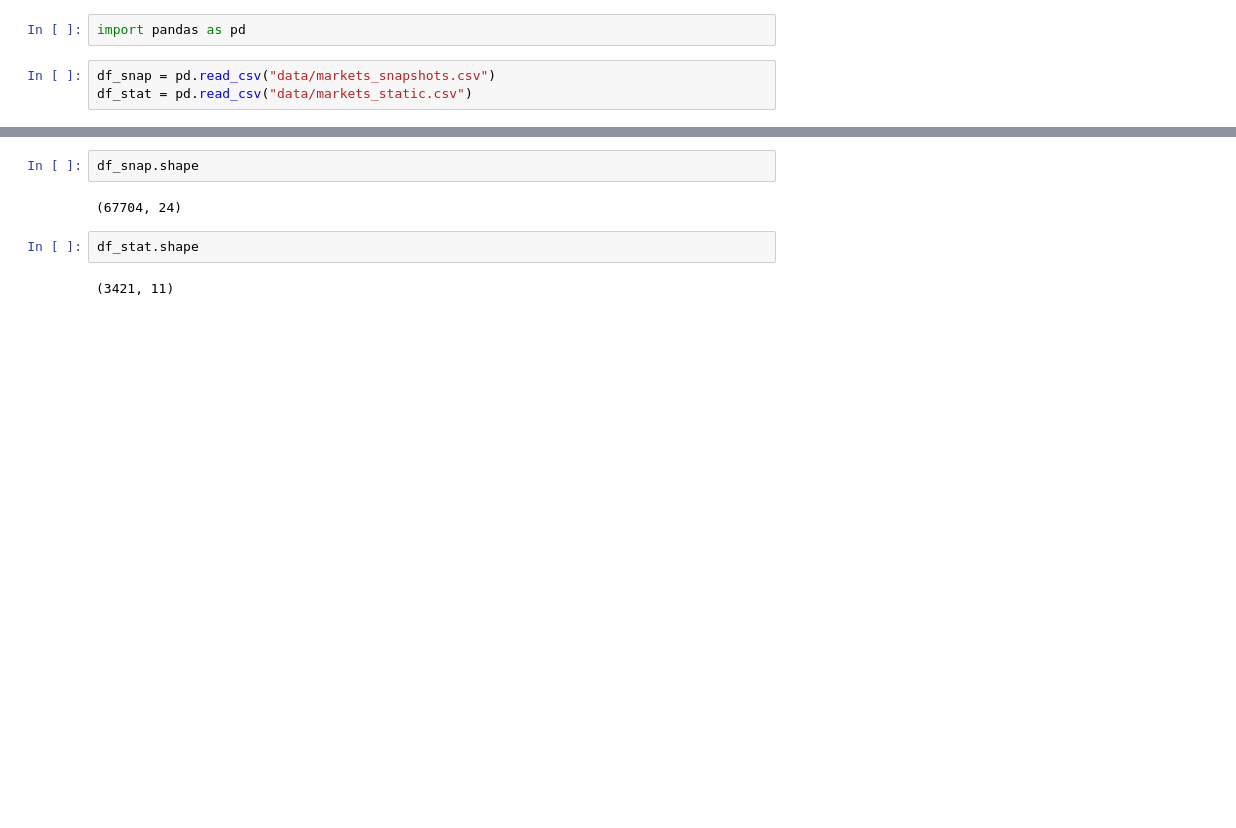
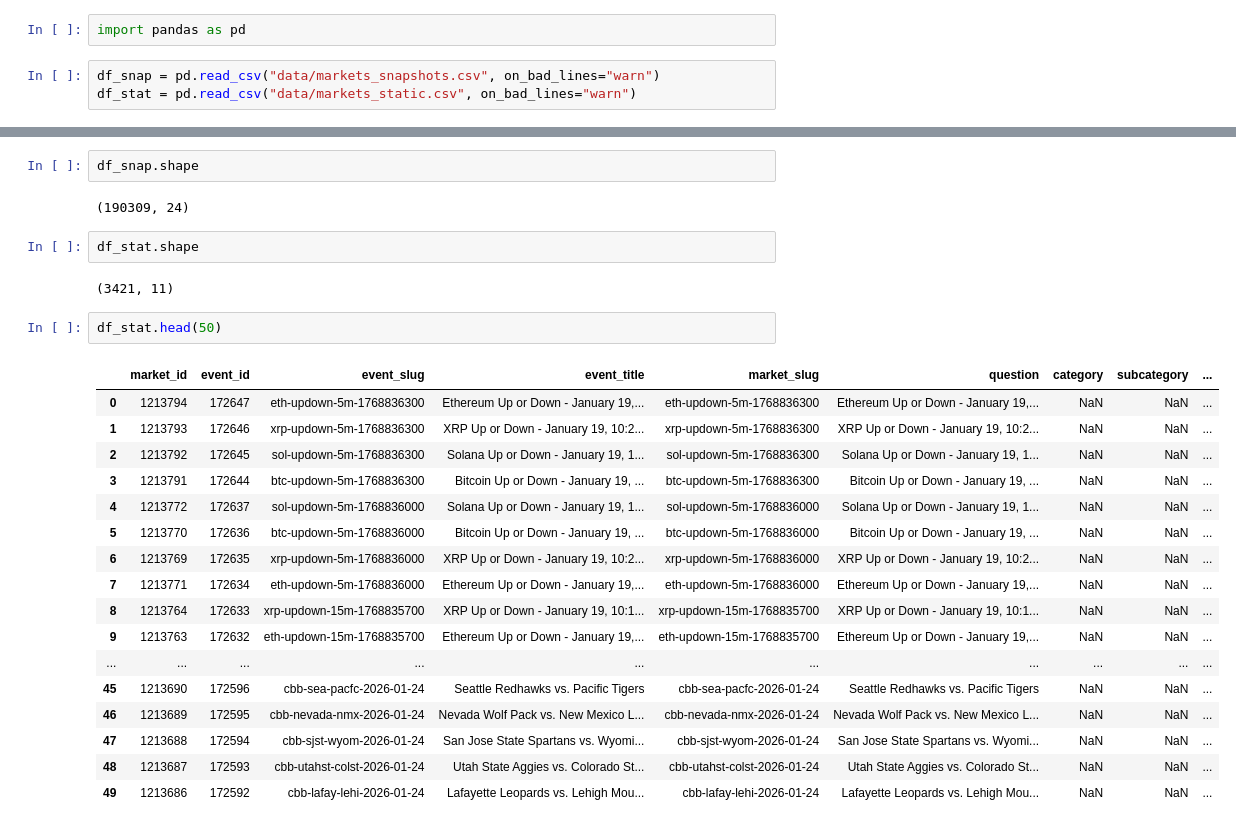
Before and after one commit to marlonmuthiani/UEP-MachineLearning-my-fork, a Jupyter notebook: notebook.ipynb, the cells around one changed output, grey strips where cells are left out. Drawn from its saved outputs; the diff is of its cells as text; blank space fills up the shorter version.

Commit message:
data load has been extended a little amd old snapshots backed up in the .bak files

```diff
--- a/notebook.ipynb
+++ b/notebook.ipynb
@@ -1,6 +1,6 @@
 # %%
 import pandas as pd
 # %%
-df_snap = pd.read_csv("data/markets_snapshots.csv")
-df_stat = pd.read_csv("data/markets_static.csv")
+df_snap = pd.read_csv("data/markets_snapshots.csv", on_bad_lines="warn")
+df_stat = pd.read_csv("data/markets_static.csv", on_bad_lines="warn")
 # %% [output]
@@ -8,8 +24,28 @@ ParserError: Error tokenizing data. C error: Expected 11 fields in line 3423, sa
 # %%
 df_snap.shape
 # %% [output]
-(67704, 24)
+(190309, 24)
 # %%
 df_stat.shape
 # %% [output]
 (3421, 11)
+# %%
+df_stat.head(50)
+# %% [output]
+|  | market_id | event_id | event_slug | event_title | market_slug | question | category | subcategory | ... |
+| 0 | 1213794 | 172647 | eth-updown-5m-1768836300 | Ethereum Up or Down - January 19,... | eth-updown-5m-1768836300 | Ethereum Up or Down - January 19,... | NaN | NaN | ... |
+| 1 | 1213793 | 172646 | xrp-updown-5m-1768836300 | XRP Up or Down - January 19, 10:2... | xrp-updown-5m-1768836300 | XRP Up or Down - January 19, 10:2... | NaN | NaN | ... |
+| 2 | 1213792 | 172645 | sol-updown-5m-1768836300 | Solana Up or Down - January 19, 1... | sol-updown-5m-1768836300 | Solana Up or Down - January 19, 1... | NaN | NaN | ... |
+| 3 | 1213791 | 172644 | btc-updown-5m-1768836300 | Bitcoin Up or Down - January 19, ... | btc-updown-5m-1768836300 | Bitcoin Up or Down - January 19, ... | NaN | NaN | ... |
+| 4 | 1213772 | 172637 | sol-updown-5m-1768836000 | Solana Up or Down - January 19, 1... | sol-updown-5m-1768836000 | Solana Up or Down - January 19, 1... | NaN | NaN | ... |
+| 5 | 1213770 | 172636 | btc-updown-5m-1768836000 | Bitcoin Up or Down - January 19, ... | btc-updown-5m-1768836000 | Bitcoin Up or Down - January 19, ... | NaN | NaN | ... |
+| 6 | 1213769 | 172635 | xrp-updown-5m-1768836000 | XRP Up or Down - January 19, 10:2... | xrp-updown-5m-1768836000 | XRP Up or Down - January 19, 10:2... | NaN | NaN | ... |
+| 7 | 1213771 | 172634 | eth-updown-5m-1768836000 | Ethereum Up or Down - January 19,... | eth-updown-5m-1768836000 | Ethereum Up or Down - January 19,... | NaN | NaN | ... |
+| 8 | 1213764 | 172633 | xrp-updown-15m-1768835700 | XRP Up or Down - January 19, 10:1... | xrp-updown-15m-1768835700 | XRP Up or Down - January 19, 10:1... | NaN | NaN | ... |
+| 9 | 1213763 | 172632 | eth-updown-15m-1768835700 | Ethereum Up or Down - January 19,... | eth-updown-15m-1768835700 | Ethereum Up or Down - January 19,... | NaN | NaN | ... |
+| ... | ... | ... | ... | ... | ... | ... | ... | ... | ... |
+| 45 | 1213690 | 172596 | cbb-sea-pacfc-2026-01-24 | Seattle Redhawks vs. Pacific Tigers | cbb-sea-pacfc-2026-01-24 | Seattle Redhawks vs. Pacific Tigers | NaN | NaN | ... |
+| 46 | 1213689 | 172595 | cbb-nevada-nmx-2026-01-24 | Nevada Wolf Pack vs. New Mexico L... | cbb-nevada-nmx-2026-01-24 | Nevada Wolf Pack vs. New Mexico L... | NaN | NaN | ... |
+| 47 | 1213688 | 172594 | cbb-sjst-wyom-2026-01-24 | San Jose State Spartans vs. Wyomi... | cbb-sjst-wyom-2026-01-24 | San Jose State Spartans vs. Wyomi... | NaN | NaN | ... |
+| 48 | 1213687 | 172593 | cbb-utahst-colst-2026-01-24 | Utah State Aggies vs. Colorado St... | cbb-utahst-colst-2026-01-24 | Utah State Aggies vs. Colorado St... | NaN | NaN | ... |
+| 49 | 1213686 | 172592 | cbb-lafay-lehi-2026-01-24 | Lafayette Leopards vs. Lehigh Mou... | cbb-lafay-lehi-2026-01-24 | Lafayette Leopards vs. Lehigh Mou... | NaN | NaN | ... |
```
Also changed, not shown: parts of 4 cells of this notebook, 6 other files.
